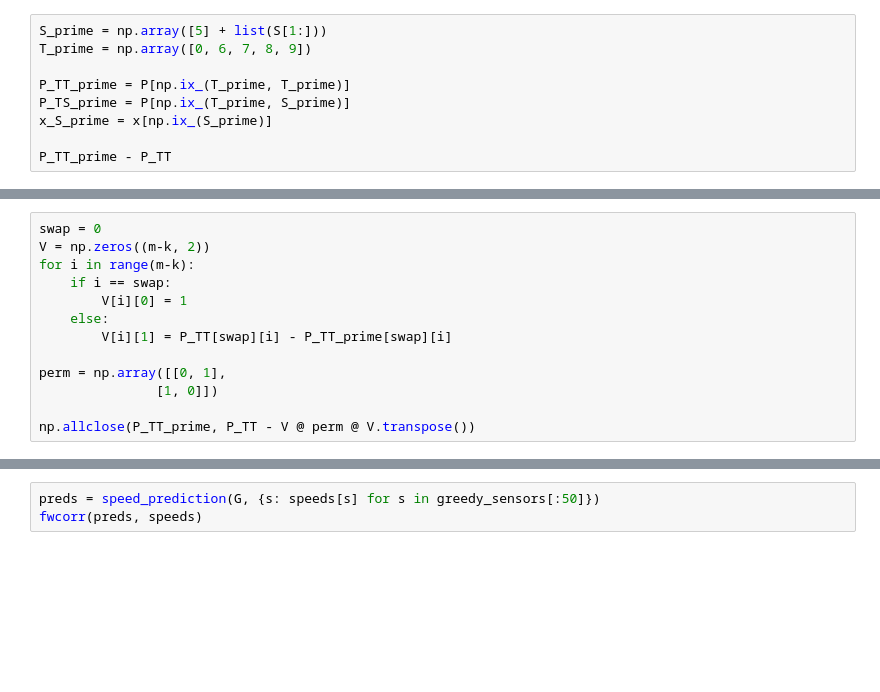
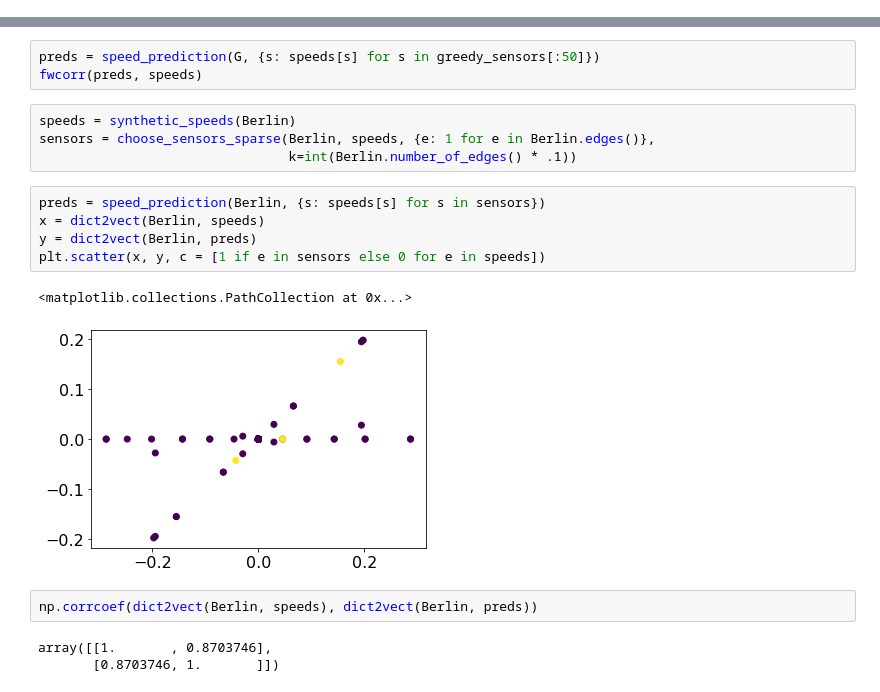
Before and after one commit to arnav-b/sensor-placement, a Jupyter notebook: speeds-fast.ipynb, the cells around one changed output, grey strips where cells are left out. Drawn from its saved outputs; the diff is of its cells as text; blank space fills up the shorter version.

```diff
--- a/speeds-fast.ipynb
+++ b/speeds-fast.ipynb
@@ -68,9 +18,0 @@ True
-# %%
-S_prime = np.array([5] + list(S[1:]))
-T_prime = np.array([0, 6, 7, 8, 9])
-
-P_TT_prime = P[np.ix_(T_prime, T_prime)]
-P_TS_prime = P[np.ix_(T_prime, S_prime)]
-x_S_prime = x[np.ix_(S_prime)]
-
-P_TT_prime - P_TT
@@ -83,13 +18,0 @@ array([[ 0. , -0.5,  0. ,  0. ,  0. ],
-# %%
-swap = 0
-V = np.zeros((m-k, 2))
-for i in range(m-k):
-    if i == swap:
-        V[i][0] = 1
-    else:
-        V[i][1] = P_TT[swap][i] - P_TT_prime[swap][i]
-
-perm = np.array([[0, 1],
-               [1, 0]])
-
-np.allclose(P_TT_prime, P_TT - V @ perm @ V.transpose())
@@ -512,3 +615,20 @@ nx.draw(G, coords, node_size=2, edge_color = [flows[e] for e in G.edges()])
 # %%
 preds = speed_prediction(G, {s: speeds[s] for s in greedy_sensors[:50]})
 fwcorr(preds, speeds)
+# %%
+speeds = synthetic_speeds(Berlin)
+sensors = choose_sensors_sparse(Berlin, speeds, {e: 1 for e in Berlin.edges()},
+                                k=int(Berlin.number_of_edges() * .1))
+# %%
+preds = speed_prediction(Berlin, {s: speeds[s] for s in sensors})
+x = dict2vect(Berlin, speeds)
+y = dict2vect(Berlin, preds)
+plt.scatter(x, y, c = [1 if e in sensors else 0 for e in speeds])
+# %% [output]
+<matplotlib.collections.PathCollection at 0x...>
+[figure, added]
+# %%
+np.corrcoef(dict2vect(Berlin, speeds), dict2vect(Berlin, preds))
+# %% [output]
+array([[1.       , 0.8703746],
+       [0.8703746, 1.       ]])
```
Also changed, not shown: parts of 37 cells of this notebook, 2 other files.
